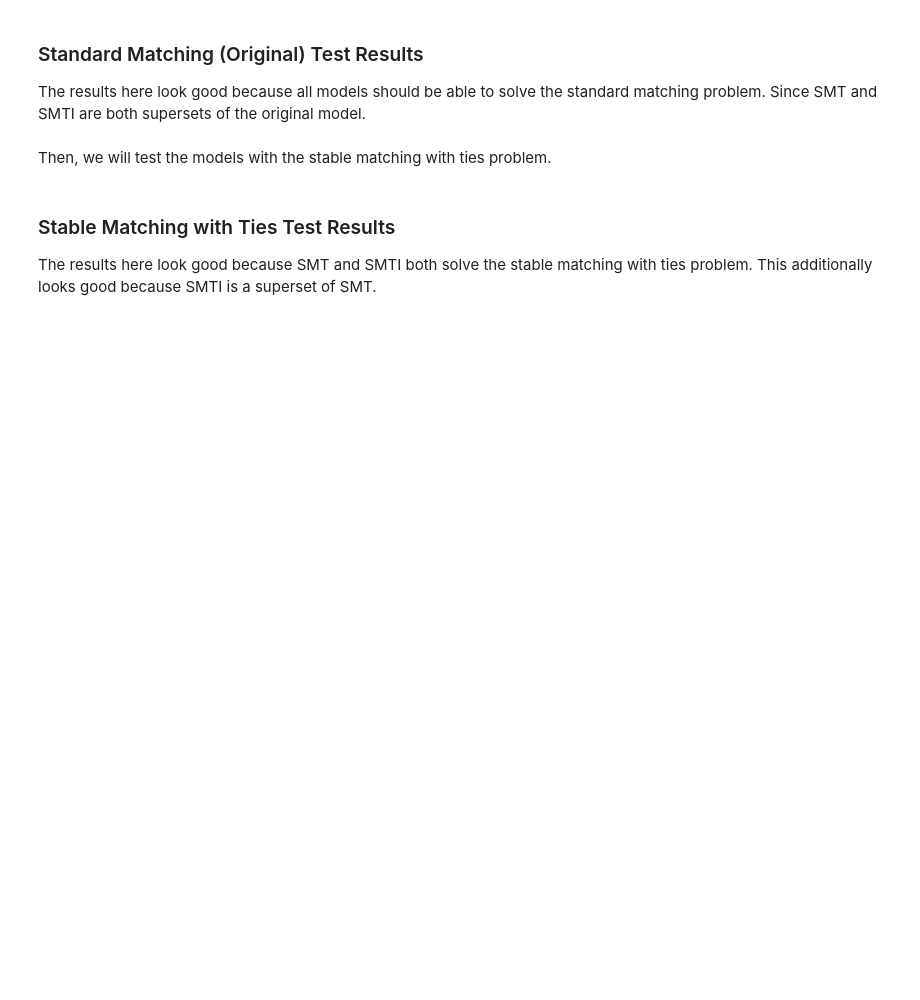
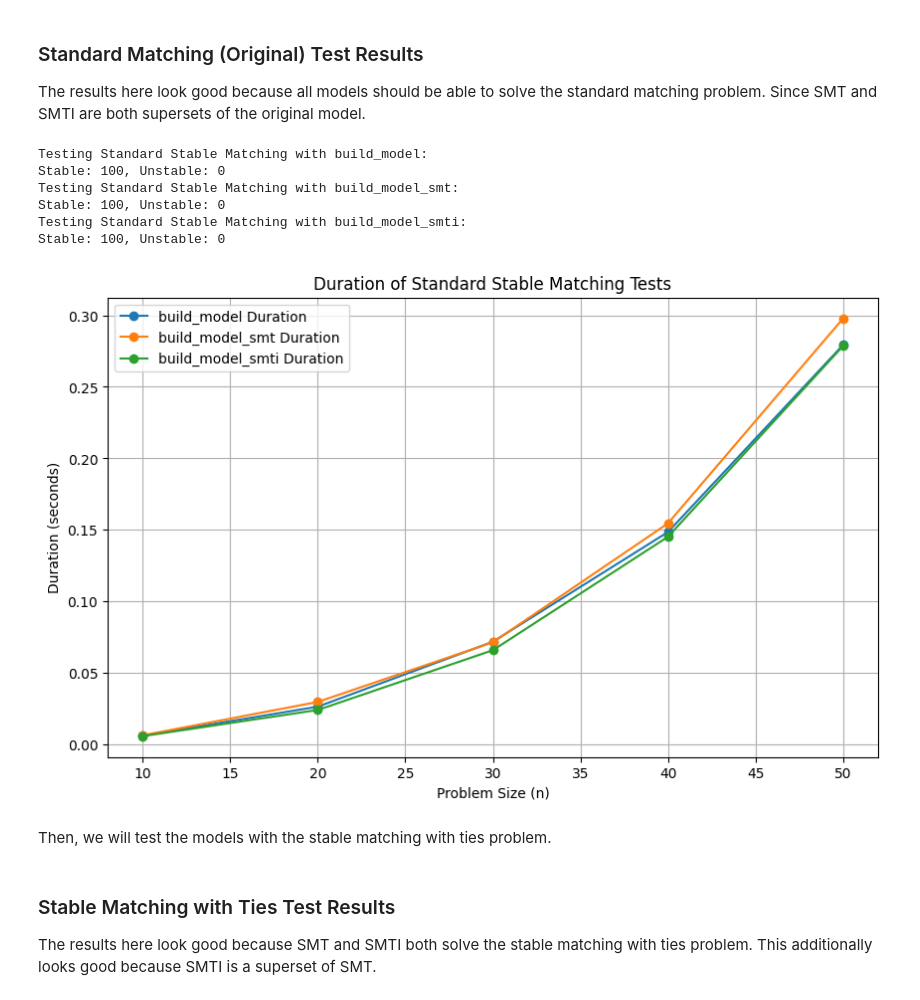
Before and after one commit to zoramardjoko/big-little-solver, a Jupyter notebook: tests.ipynb, the cells around one changed output. Saved outputs shown, nothing was run; the diff lists cells and outputs as text; code cells hidden in the pictures; blank space fills up the shorter version.

```diff
--- a/tests.ipynb
+++ b/tests.ipynb
@@ -35,8 +44,7 @@ def test_stability(generator_func, build_model=None, num_tests=100):
 # %% [markdown]
 First, we will test all the models with the standard stable marriage problem.
 # %%
-def generate_sm_test(build_model_func="build_model"):
-    size = random.randint(3, 6)
+def generate_sm_test(build_model_func="build_model", size=10):
     bigs = {f"B{i}": {} for i in range(1, size+1)}
     littles = {f"L{i}": {} for i in range(1, size+1)}
 
@@ -259,16 +266,44 @@ The results here look good because all models should be able to solve the standa
 # %%
 # Run 100 tests for each model type
 print("Testing Standard Stable Matching with build_model:")
-sm_stable, sm_unstable = test_stability(generate_sm_test, "build_model")
+sm_stable, sm_unstable, sm_duration_dict = test_stability(generate_sm_test, "build_model")
+sm_duration_array = [(size, sm_duration_dict[size]/20) for size in sm_duration_dict]
 print(f"Stable: {sm_stable}, Unstable: {sm_unstable}")
 
 print("Testing Standard Stable Matching with build_model_smt:")
-sm_stable2, sm_unstable2 = test_stability(generate_sm_test, "build_model_smt")
+sm_stable2, sm_unstable2, sm_duration_dict2 = test_stability(generate_sm_test, "build_model_smt")
+sm_duration_array2 = [(size, sm_duration_dict2[size]/20) for size in sm_duration_dict2]
 print(f"Stable: {sm_stable2}, Unstable: {sm_unstable2}")
 
 print("Testing Standard Stable Matching with build_model_smti:")
-sm_stable2, sm_unstable2 = test_stability(generate_sm_test, "build_model_smti")
-print(f"Stable: {sm_stable2}, Unstable: {sm_unstable2}")
+sm_stable3, sm_unstable3, sm_duration_dict3 = test_stability(generate_sm_test, "build_model_smti")
+sm_duration_array3 = [(size, sm_duration_dict3[size]/20) for size in sm_duration_dict3]
+print(f"Stable: {sm_stable3}, Unstable: {sm_unstable3}")
+# %% [output]
+Testing Standard Stable Matching with build_model:
+Stable: 100, Unstable: 0
+Testing Standard Stable Matching with build_model_smt:
+Stable: 100, Unstable: 0
+Testing Standard Stable Matching with build_model_smti:
+Stable: 100, Unstable: 0
+# %%
+# Plot the sm_duration_array, sm_duration_array2, and sm_duration_array3 which are arrays of (size, duration)
+sm_duration_df = pd.DataFrame(sm_duration_array, columns=['size', 'duration'])
+sm_duration_df2 = pd.DataFrame(sm_duration_array2, columns=['size', 'duration'])
+sm_duration_df3 = pd.DataFrame(sm_duration_array3, columns=['size', 'duration'])
+
+plt.figure(figsize=(10, 6))
+plt.plot(sm_duration_df['size'], sm_duration_df['duration'], 'o-', label='build_model Duration')
+plt.plot(sm_duration_df2['size'], sm_duration_df2['duration'], 'o-', label='build_model_smt Duration')
+plt.plot(sm_duration_df3['size'], sm_duration_df3['duration'], 'o-', label='build_model_smti Duration')
+plt.xlabel('Problem Size (n)')
+plt.ylabel('Duration (seconds)')
+plt.title('Duration of Standard Stable Matching Tests')
+plt.legend()
+plt.grid(True)
+plt.show()
+# %% [output]
+[figure, added]
 # %% [markdown]
 Then, we will test the models with the stable matching with ties problem.
 # %%
```
Also changed, not shown: parts of 9 cells of this notebook, 1 other file.
